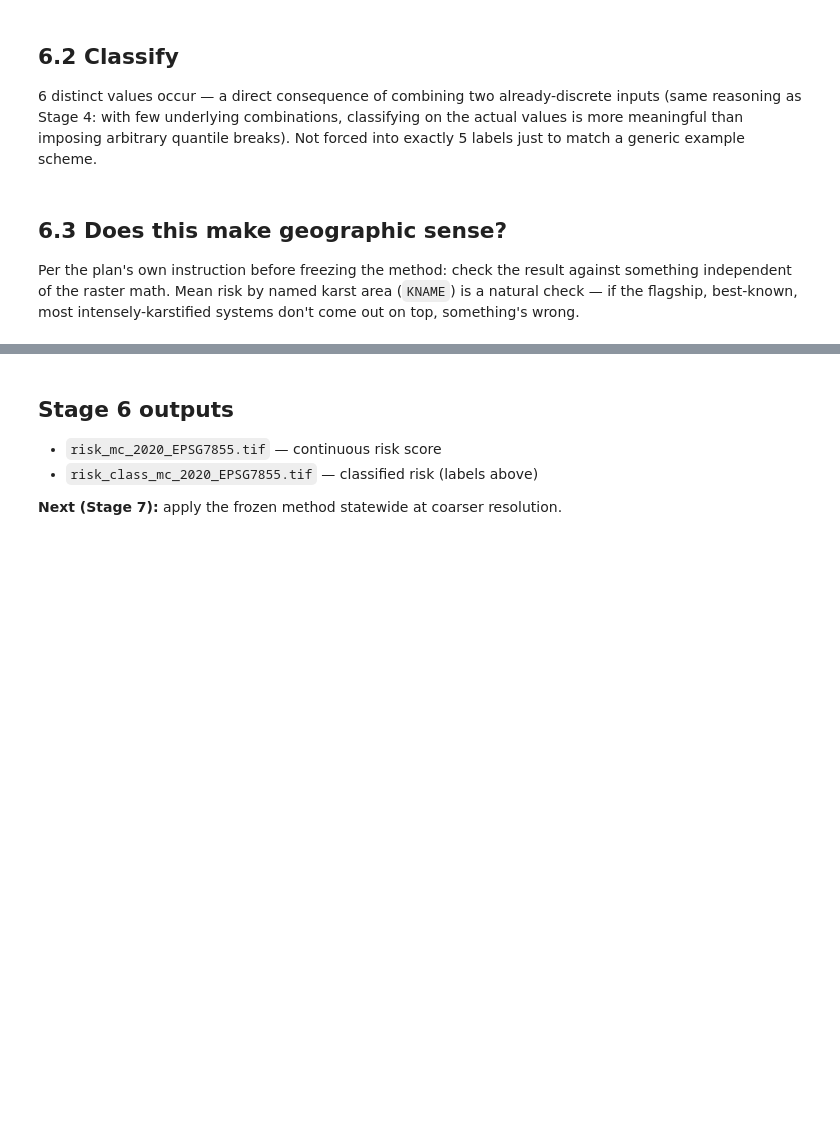
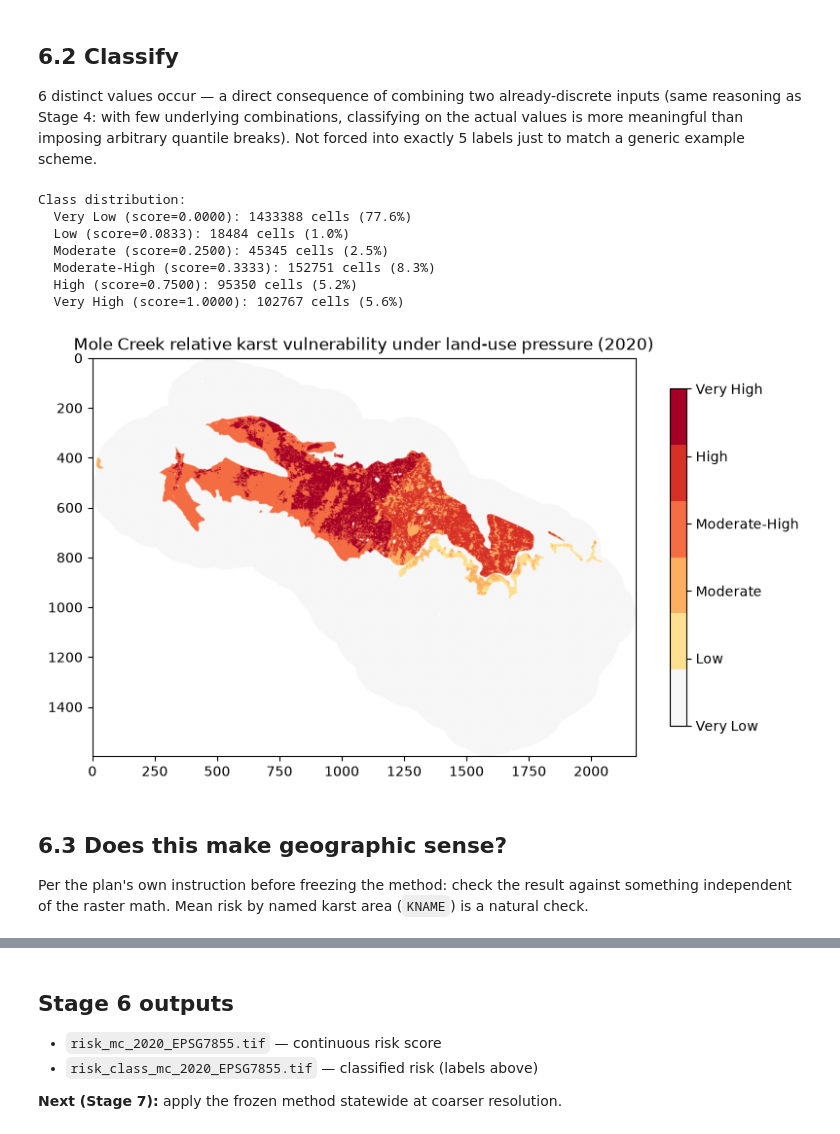
Before and after one commit to University-of-Tasmania-GPSS/AT3_Group3_2026, a Jupyter notebook: notebooks/06_relative_risk.ipynb, the cells around one changed output, grey strips where cells are left out. Saved outputs shown, nothing was run; the diff lists cells and outputs as text; code cells hidden in the pictures; blank space fills up the shorter version.

```diff
--- a/notebooks/06_relative_risk.ipynb
+++ b/notebooks/06_relative_risk.ipynb
@@ -57,42 +57,49 @@ just to match a generic example scheme.
 sorted_vals = sorted(present)
 LABELS = ["Very Low", "Low", "Moderate", "Moderate-High", "High", "Very High"][:len(sorted_vals)]
 
 risk_class = np.full(risk.shape, 255, dtype="uint8")
 for i, val in enumerate(sorted_vals):
     risk_class[valid & np.isclose(risk, val)] = i
 
 print("Class distribution:")
 for i, (val, label) in enumerate(zip(sorted_vals, LABELS)):
     n = (risk_class == i).sum()
     print(f"  {label} (score={val:.4f}): {n} cells ({n/valid.sum()*100:.1f}%)")
 
 out_profile = profile.copy()
 out_profile.update(dtype="uint8", nodata=255)
 with rasterio.open(outpath / "risk_class_mc_2020_EPSG7855.tif", "w", **out_profile) as dst:
     dst.write(risk_class, 1)
 
 risk_out = np.where(valid, risk, -9999).astype("float32")
 raw_profile = profile.copy()
 raw_profile.update(dtype="float32", nodata=-9999)
 with rasterio.open(outpath / "risk_mc_2020_EPSG7855.tif", "w", **raw_profile) as dst:
     dst.write(risk_out, 1)
 
 cmap = ListedColormap(["#f7f7f7", "#fee090", "#fdae61", "#f46d43", "#d73027", "#a50026"][:len(sorted_vals)])
 display = np.ma.masked_equal(risk_class, 255)
 plt.figure(figsize=(9, 9))
 plt.imshow(display, cmap=cmap, vmin=0, vmax=len(sorted_vals) - 1)
-cbar = plt.colorbar(ticks=range(len(sorted_vals)))
+cbar = plt.colorbar(ticks=range(len(sorted_vals)),shrink=0.5)
 cbar.ax.set_yticklabels(LABELS)
 plt.title("Mole Creek relative karst vulnerability under land-use pressure (2020)")
 plt.show()
+# %% [output]
+Class distribution:
+  Very Low (score=0.0000): 1433388 cells (77.6%)
+  Low (score=0.0833): 18484 cells (1.0%)
+  Moderate (score=0.2500): 45345 cells (2.5%)
+  Moderate-High (score=0.3333): 152751 cells (8.3%)
+  High (score=0.7500): 95350 cells (5.2%)
+  Very High (score=1.0000): 102767 cells (5.6%)
+[figure, added]
 # %% [markdown]
 ## 6.3 Does this make geographic sense?
 
 Per the plan's own instruction before freezing the method: check the
 result against something independent of the raster math. Mean risk by
-named karst area (`KNAME`) is a natural check — if the flagship,
-best-known, most intensely-karstified systems don't come out on top,
-something's wrong.
+named karst area (`KNAME`) is a natural check.
 # %%
 karst_mc = gpd.read_file(outpath / "karst_mc_EPSG7855.gpkg")
 karst_mc = karst_mc[karst_mc.geom_type.isin(["Polygon", "MultiPolygon"])]
```
Also changed, not shown: parts of 4 cells of this notebook, 8 other files.
